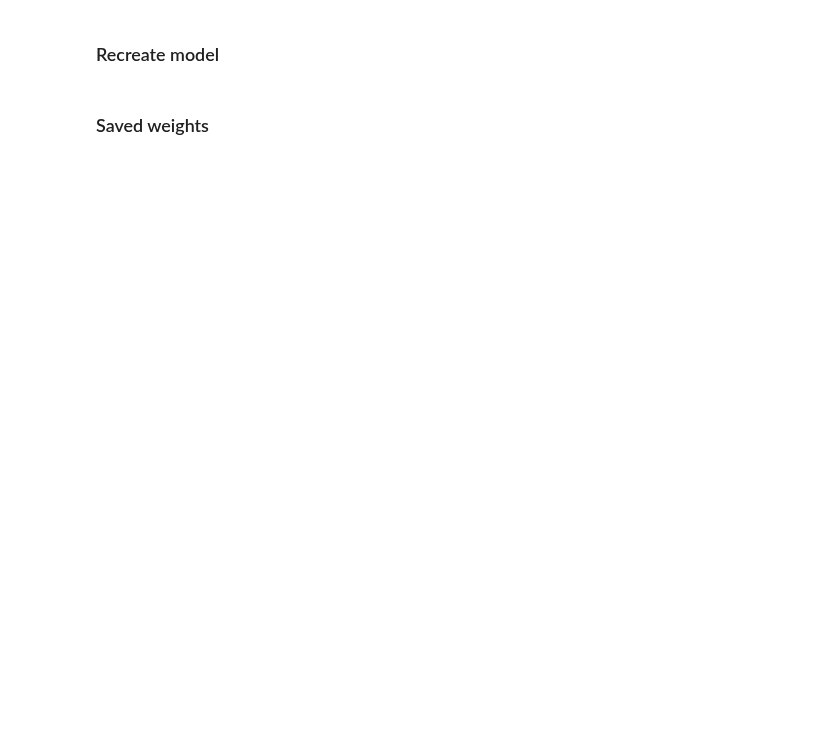
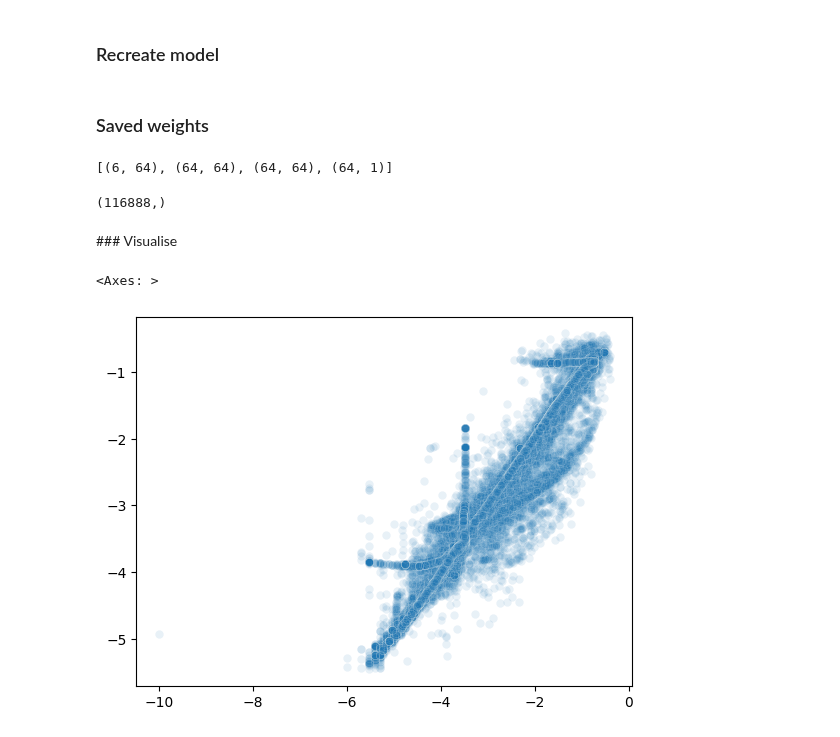
Before and after one commit to olive004/EvoScaper, a Jupyter notebook: notebooks/07_apply_circuit_selection.ipynb, the cells around one changed output. Cells and saved outputs as stored; diff of their text form; code cells hidden in the pictures; blank space fills up the shorter version.

```diff
--- a/notebooks/07_apply_circuit_selection.ipynb
+++ b/notebooks/07_apply_circuit_selection.ipynb
@@ -109,7 +113,5 @@ TOTAL_DS
 # %%
 x = df[get_true_interaction_cols(data, 'energies', remove_symmetrical=True)].iloc[:TOTAL_DS].values
-x = np.concatenate(x, axis=input_concat_axis+1).squeeze()
-
 y = df[target_circ_func].iloc[:TOTAL_DS].to_numpy()
 
 zero_log_replacement = -10.0
@@ -131,13 +133,26 @@ params = model.init(rng, x[:2])
 # %% [markdown]
 ### Saved weights
 # %%
+save_path = 'saves_best_2023_10_31__17_57_22'
+# save_path = 'saves_small_ds1'
 saves_loaded = load_json_as_dict(save_path)
 
 step = list(saves_loaded.keys())[-1]
 p = saves_loaded[str(step)]['params']
 p = arrayise(p)
 
-i = 0
-pred_y = model.apply(p, rng, x[i], call_kwargs={'inference': True})
-
-pred_y.shape
+print([p[k]['w'].shape for k in p.keys()])
+# %% [output]
+[(6, 64), (64, 64), (64, 64), (64, 1)]
+# %%
+y.shape
+# %% [output]
+(116888,)
+# %% [markdown]
+### Visualise
+# %%
+pred_y = model.apply(p, rng, x, call_kwargs={'inference': True, 'logging': False}).squeeze()
+sns.scatterplot(x=y, y=pred_y, alpha=0.1)
+# %% [output]
+<Axes: >
+[figure, added]
```
Also changed, not shown: parts of 8 cells of this notebook, 4 other files.
